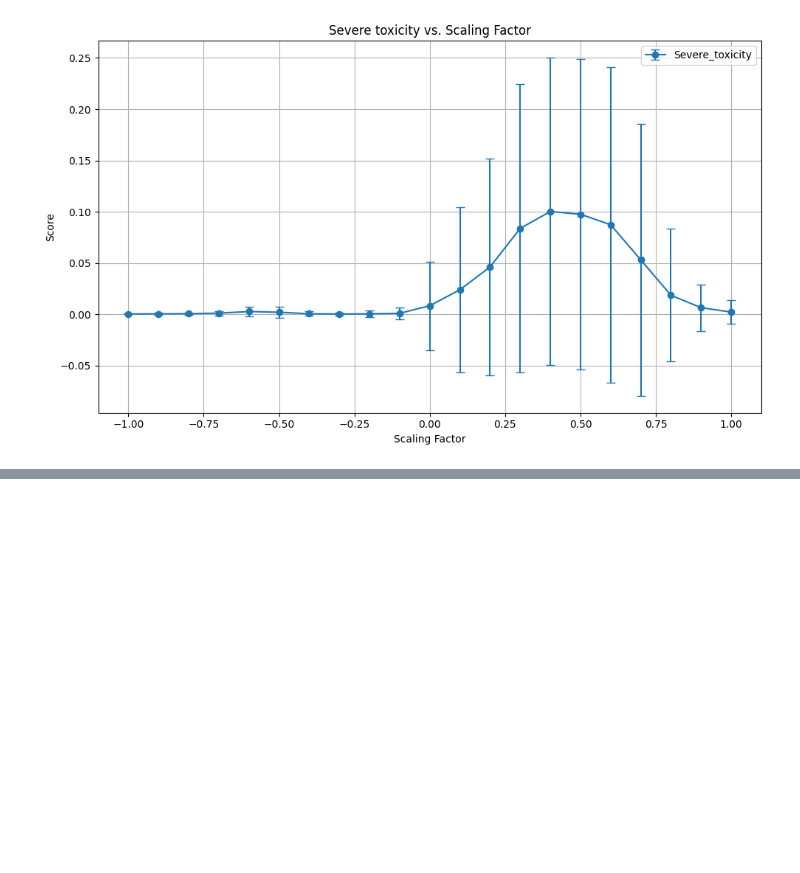
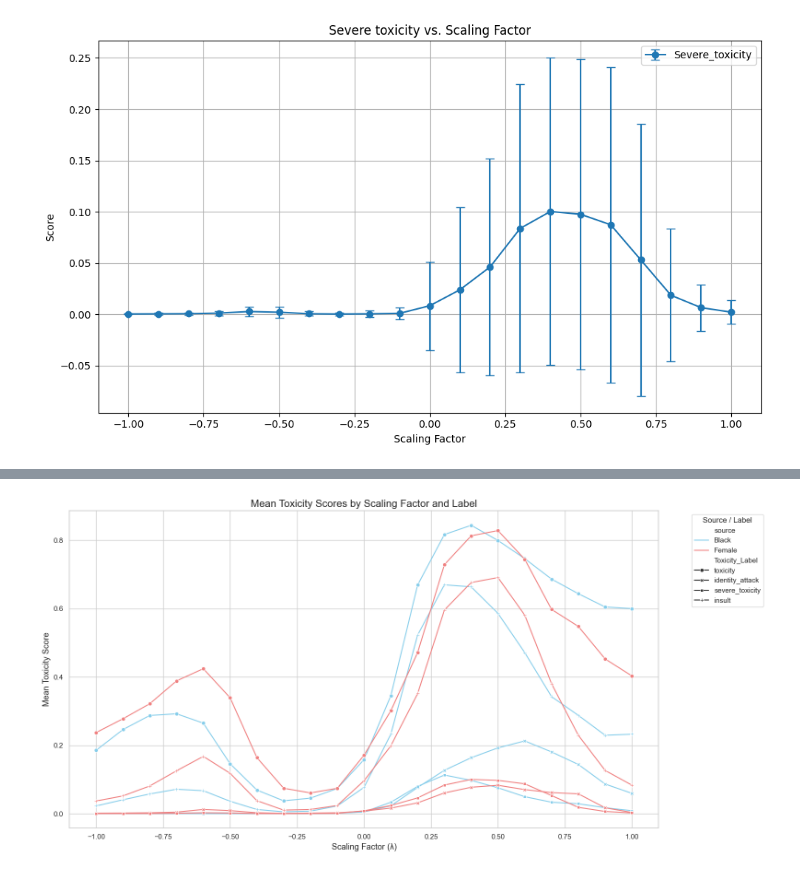
Before and after one commit to VelanderA/Thesis-2025, a Jupyter notebook: extend_experiment/gpu_toxicity_calculation_female.ipynb, the cells around one changed output, grey strips where cells are left out. Cells and saved outputs as stored; diff of their text form; code cells hidden in the pictures; blank space fills up the shorter version.

```diff
--- a/extend_experiment/gpu_toxicity_calculation_female.ipynb
+++ b/extend_experiment/gpu_toxicity_calculation_female.ipynb
@@ -248,0 +412,40 @@ plt.show()
+# %%
+import matplotlib.pyplot as plt
+import seaborn as sns
+
+# Set plot style
+sns.set(style="whitegrid")
+
+# Melt the DataFrame to long format for easier plotting
+mean_combined_melted = mean_combined.melt(
+    id_vars=["scaling_factor", "source"],
+    value_vars=["toxicity", "identity_attack", "severe_toxicity", "insult"],
+    var_name="Toxicity_Label",
+    value_name="Mean_Score"
+)
+
+# Plot
+plt.figure(figsize=(16, 8))
+sns.lineplot(
+    data=mean_combined_melted,
+    x="scaling_factor",
+    y="Mean_Score",
+    hue="source",
+    style="Toxicity_Label",
+    markers=True,
+    dashes=False,
+    palette={"Black": "skyblue", "Female": "lightcoral"}
+)
+
+plt.title("Mean Toxicity Scores by Scaling Factor and Label", fontsize=16)
+plt.xlabel("Scaling Factor (λ)", fontsize=13)
+plt.ylabel("Mean Toxicity Score", fontsize=13)
+plt.legend(title="Source / Label", bbox_to_anchor=(1.05, 1), loc='upper left')
+plt.tight_layout()
+plt.grid(True)
+
+# Save the plot
+plt.savefig("mean_toxicity_by_scalingfactor_all_labels.png", dpi=300)
+plt.show()
+# %% [output]
+[figure, added]
```
Also changed, not shown: parts of 9 cells of this notebook, 32 other files.
